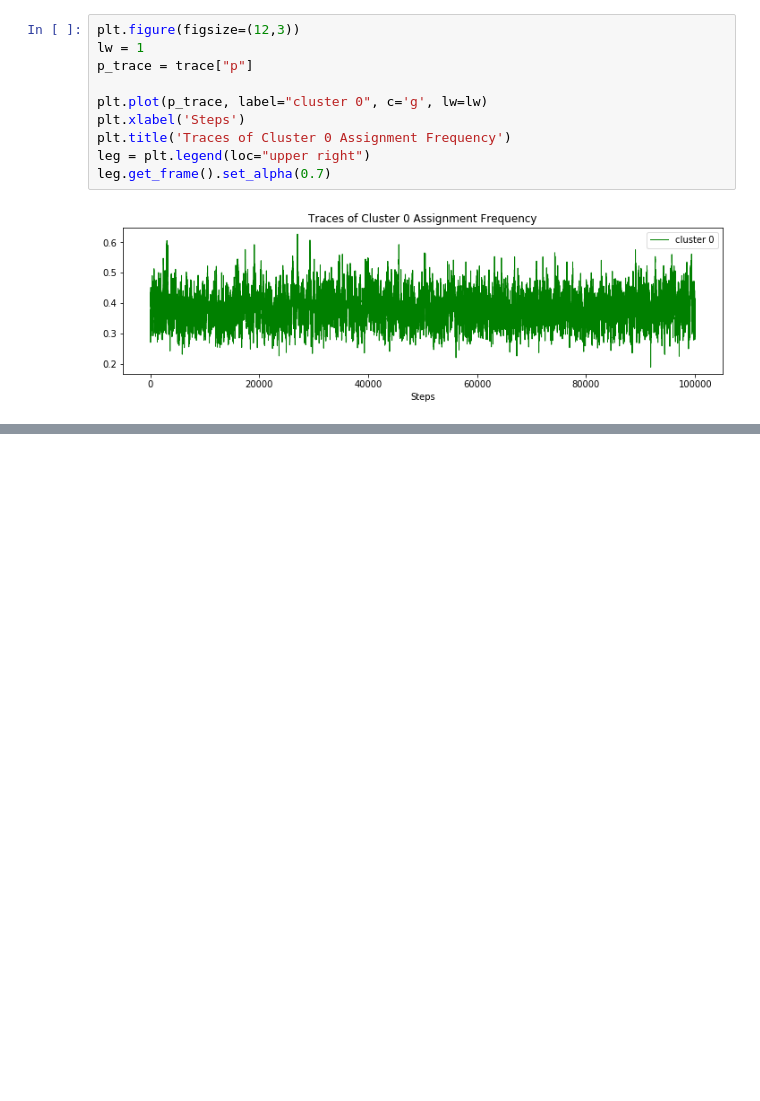
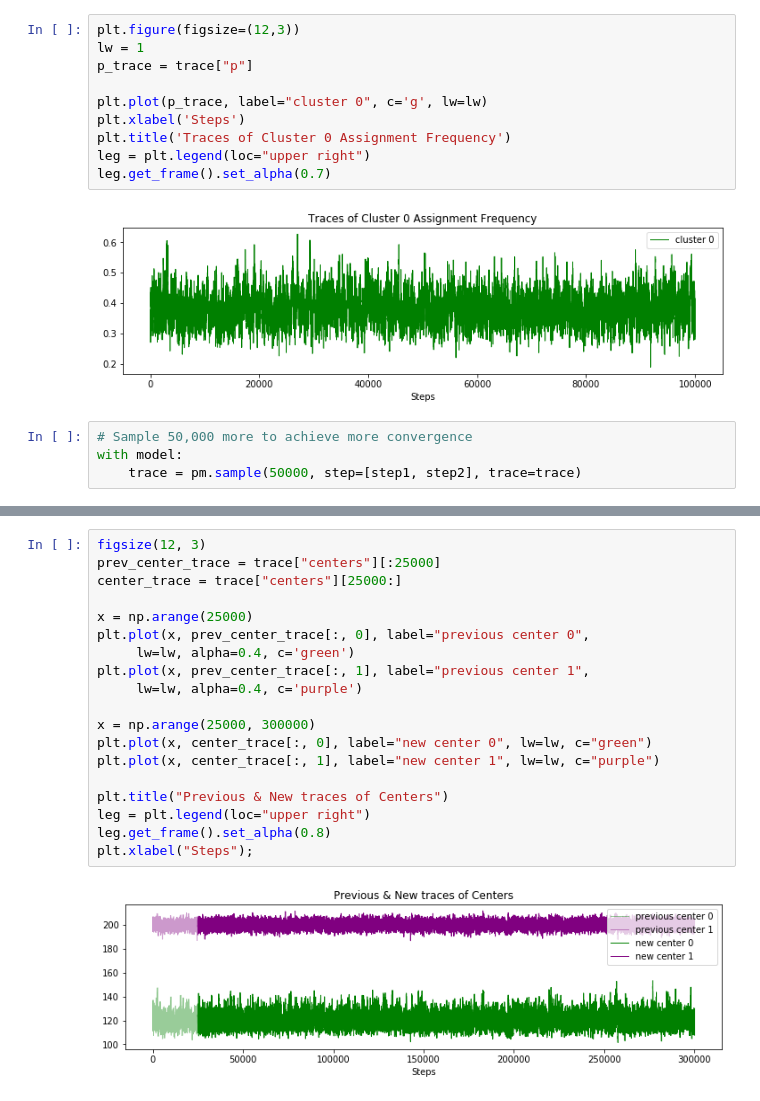
Before and after one commit to hanhanwu/Hanhan_Data_Science_Practice, a Jupyter notebook: Applied_Statistics/Learning_Notes/bayesian4fun/chapter3_expt2.ipynb, the cells around one changed output, grey strips where cells are left out. Cells and saved outputs as stored; diff of their text form; blank space fills up the shorter version.

```diff
--- a/Applied_Statistics/Learning_Notes/bayesian4fun/chapter3_expt2.ipynb
+++ b/Applied_Statistics/Learning_Notes/bayesian4fun/chapter3_expt2.ipynb
@@ -154,3 +157,7 @@ leg = plt.legend(loc="upper right")
 leg.get_frame().set_alpha(0.7)
 # %% [output]
 [figure]
+# %%
+# Sample 50,000 more to achieve more convergence
+with model:
+    trace = pm.sample(50000, step=[step1, step2], trace=trace)
@@ -156,0 +173,21 @@ leg.get_frame().set_alpha(0.7)
+# %%
+figsize(12, 3)
+prev_center_trace = trace["centers"][:25000]
+center_trace = trace["centers"][25000:]
+
+x = np.arange(25000)
+plt.plot(x, prev_center_trace[:, 0], label="previous center 0",
+     lw=lw, alpha=0.4, c='green')
+plt.plot(x, prev_center_trace[:, 1], label="previous center 1",
+     lw=lw, alpha=0.4, c='purple')
+
+x = np.arange(25000, 300000)
+plt.plot(x, center_trace[:, 0], label="new center 0", lw=lw, c="green")
+plt.plot(x, center_trace[:, 1], label="new center 1", lw=lw, c="purple")
+
+plt.title("Previous & New traces of Centers")
+leg = plt.legend(loc="upper right")
+leg.get_frame().set_alpha(0.8)
+plt.xlabel("Steps");
+# %% [output]
+[figure, added]
```
Also changed, not shown: parts of 11 cells of this notebook.
